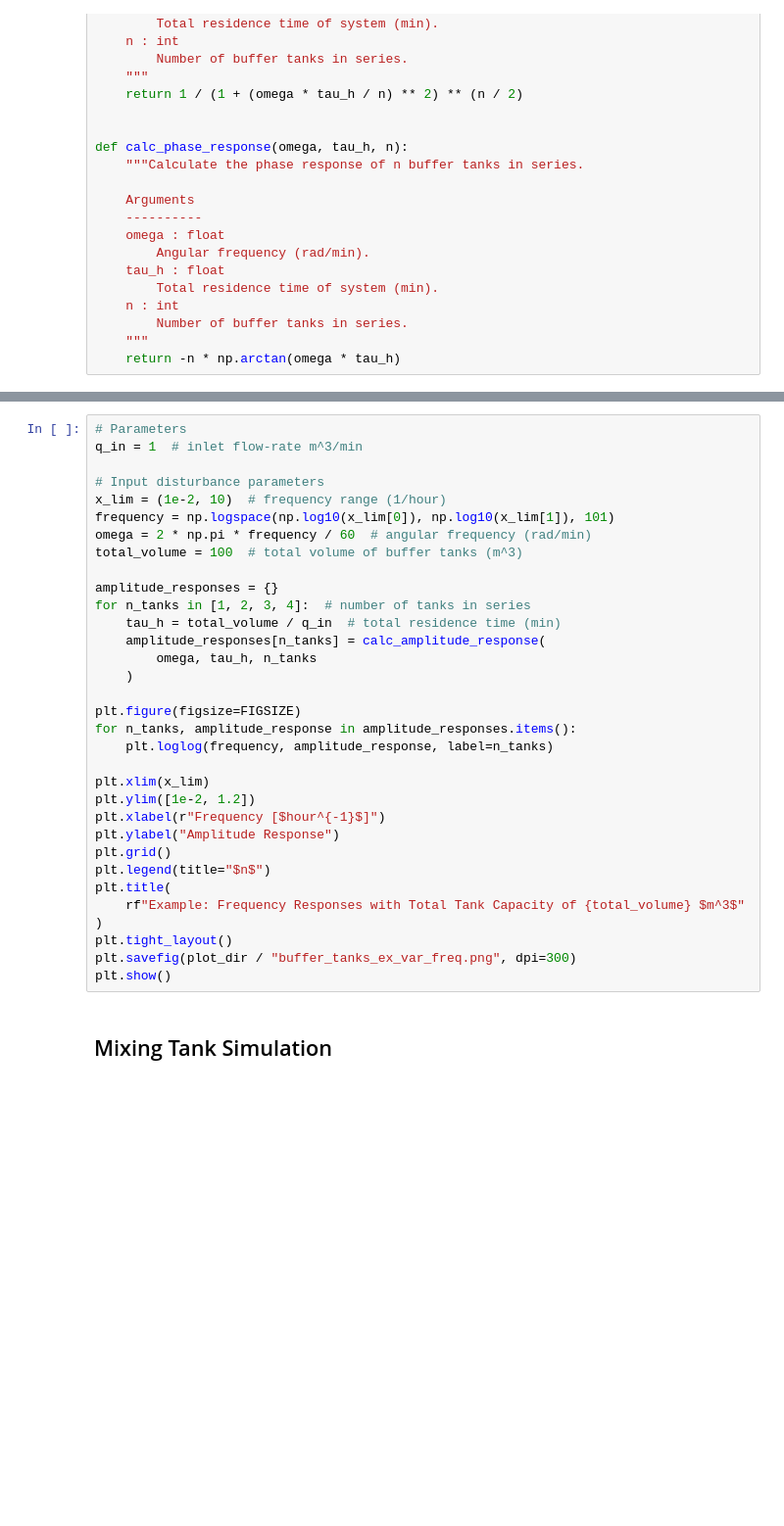
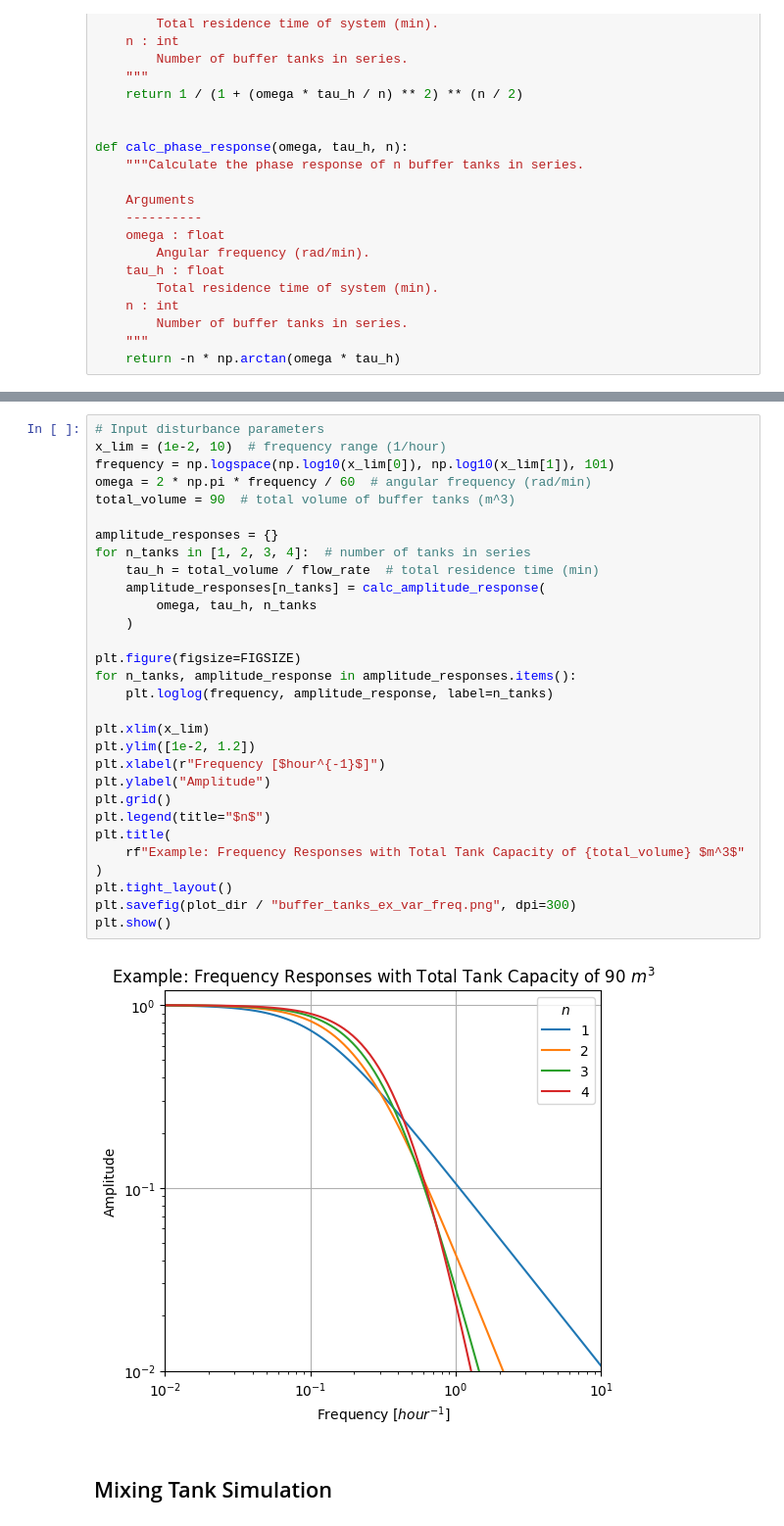
Before and after one commit to billtubbs/feed-conc-ctrl, a Jupyter notebook: buffer-tanks.ipynb, the cells around one changed output, grey strips where cells are left out. Shown at 98% size. Saved outputs shown, nothing was run; the diff lists cells and outputs as text; blank space fills up the shorter version.

```diff
--- a/buffer-tanks.ipynb
+++ b/buffer-tanks.ipynb
@@ -217,35 +225,34 @@ plt.show()
 # %%
-# Parameters
-q_in = 1  # inlet flow-rate m^3/min
-
 # Input disturbance parameters
 x_lim = (1e-2, 10)  # frequency range (1/hour)
 frequency = np.logspace(np.log10(x_lim[0]), np.log10(x_lim[1]), 101)
 omega = 2 * np.pi * frequency / 60  # angular frequency (rad/min)
-total_volume = 100  # total volume of buffer tanks (m^3)
+total_volume = 90  # total volume of buffer tanks (m^3)
 
 amplitude_responses = {}
 for n_tanks in [1, 2, 3, 4]:  # number of tanks in series
-    tau_h = total_volume / q_in  # total residence time (min)
+    tau_h = total_volume / flow_rate  # total residence time (min)
     amplitude_responses[n_tanks] = calc_amplitude_response(
         omega, tau_h, n_tanks
     )
 
 plt.figure(figsize=FIGSIZE)
 for n_tanks, amplitude_response in amplitude_responses.items():
     plt.loglog(frequency, amplitude_response, label=n_tanks)
 
 plt.xlim(x_lim)
 plt.ylim([1e-2, 1.2])
 plt.xlabel(r"Frequency [$hour^{-1}$]")
-plt.ylabel("Amplitude Response")
+plt.ylabel("Amplitude")
 plt.grid()
 plt.legend(title="$n$")
 plt.title(
     rf"Example: Frequency Responses with Total Tank Capacity of {total_volume} $m^3$"
 )
 plt.tight_layout()
 plt.savefig(plot_dir / "buffer_tanks_ex_var_freq.png", dpi=300)
 plt.show()
+# %% [output]
+[figure, added]
 # %% [markdown]
 ## Mixing Tank Simulation
```
Also changed, not shown: parts of 16 cells of this notebook.
